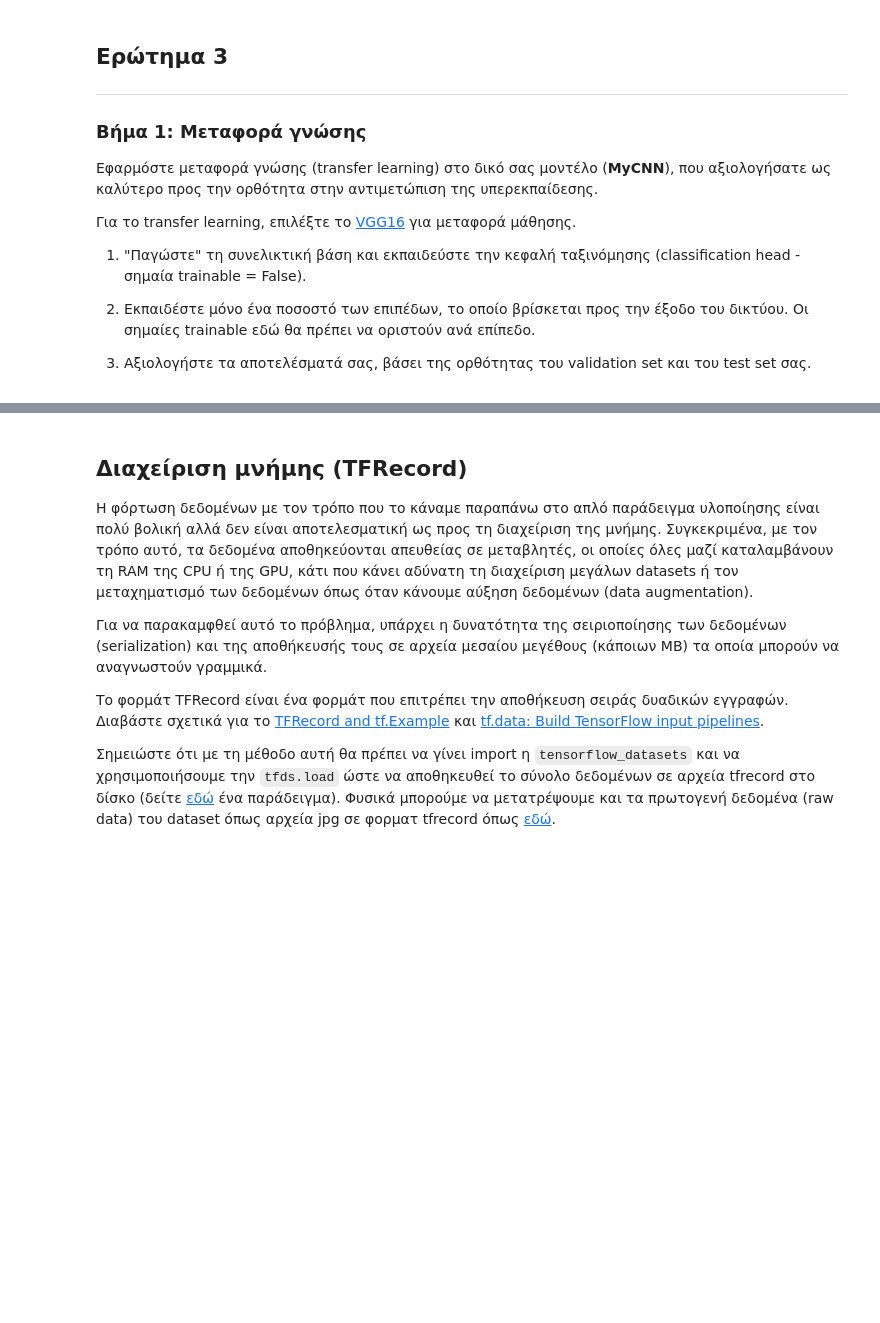
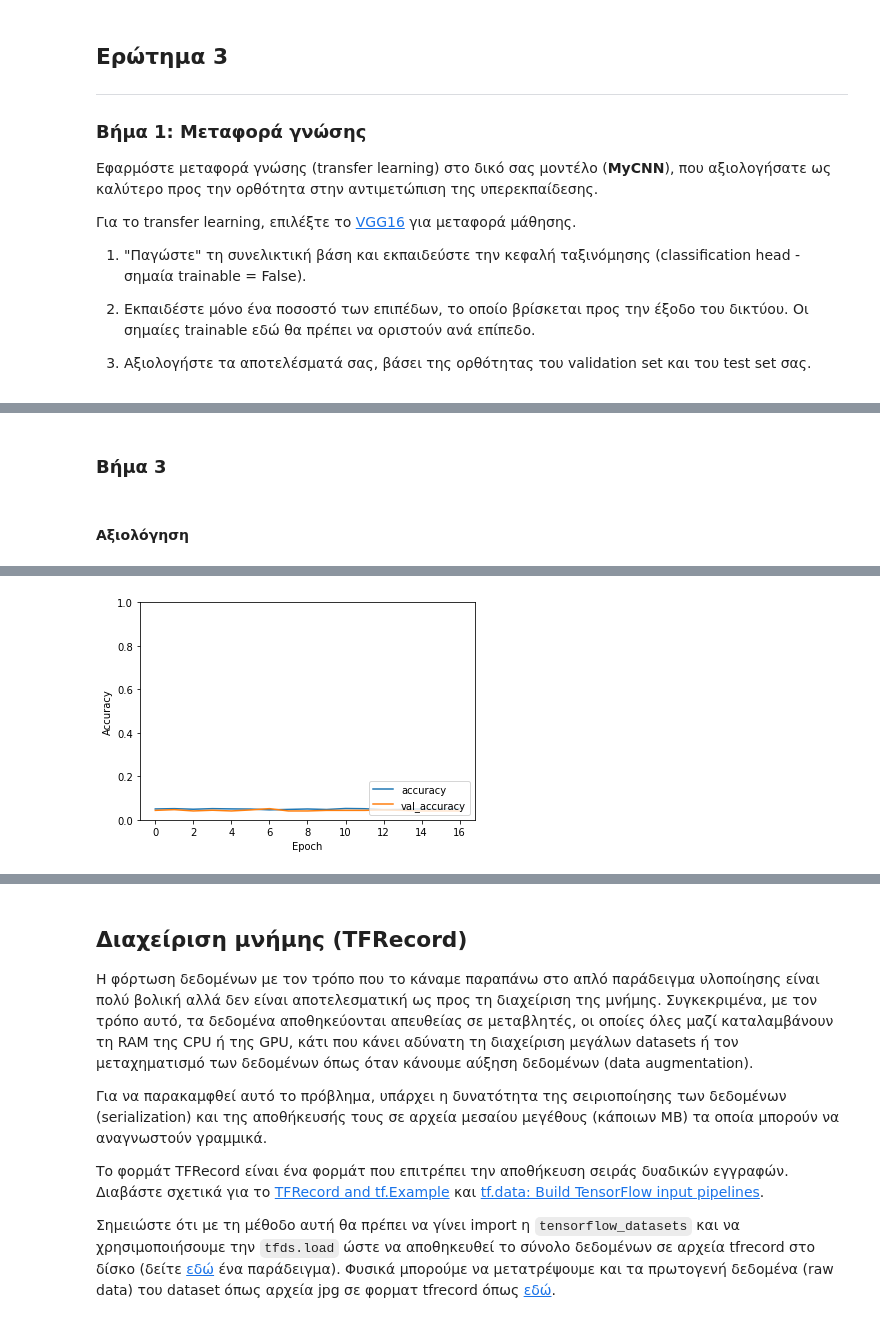
Before and after one commit to nikolastas/Image-and-Video-Analysis-and-Technology, a Jupyter notebook: ask2/2η_Ομαδική_Άσκηση.ipynb, the cells around one changed output, grey strips where cells are left out. Drawn from its saved outputs; the diff is of its cells as text; code cells hidden in the pictures; blank space fills up the shorter version.

```diff
--- a/ask2/2η_Ομαδική_Άσκηση.ipynb
+++ b/ask2/2η_Ομαδική_Άσκηση.ipynb
@@ -885,0 +1092,10 @@ Epoch 50/50
+# %%
+VGG16_pretrained_model_2 = tf.keras.applications.VGG16(input_shape=(32,32,3), include_top=False)
+
+
+X = tf.random.uniform((1, 32, 32, 3))
+i = 1
+for layer in VGG16_pretrained_model_2.layers:
+    X = layer(X)
+    print(i,layer.__class__.__name__, 'output shape: \t', X.shape)
+    i+=1
@@ -885,0 +1149,18 @@ Epoch 50/50
+# %%
+def MyCNN2_with_transfer_learning_2():
+  model = models.Sequential()
+  model.add(VGG16_pretrained_model_2)
+  model.add(layers.Flatten())
+  model.add(layers.Dense(2048))
+  model.add(tf.keras.layers.LeakyReLU())
+  model.add(layers.Dropout(0.3))
+  model.add(tf.keras.layers.LeakyReLU())
+  model.add(layers.Dropout(0.18))
+  model.add(layers.Dense(20))
+  model.add(layers.Dropout(0.2))
+  return model
+
+X = tf.random.uniform((1, 32, 32, 3))
+for layer in MyCNN2_with_transfer_learning_2().layers:
+    X = layer(X)
+    print(layer.__class__.__name__, 'output shape: \t', X.shape)
@@ -885,0 +1177,11 @@ Epoch 50/50
+# %%
+def early_callback_fun(mon, patien, verb = 0, mod='auto', restorebw = False):
+  return tf.keras.callbacks.EarlyStopping(monitor=mon, patience=patien, restore_best_weights=restorebw, verbose=verb, mode=mod)
+
+MyCnn2_transf_model_2 = MyCNN2_with_transfer_learning_2()
+
+MyCnn2_transf_model_2.compile(optimizer='Adam',
+              loss=tf.keras.losses.SparseCategoricalCrossentropy(from_logits=True),
+              metrics=['accuracy'])
+MyCnn2_transf_history_2 = MyCnn2_transf_model_2.fit(x_train, y_train_to20, epochs=50, batch_size=128,
+                    validation_data=(x_val, y_val_to20) ,callbacks=[early_callback_fun('loss',patien = 8,verb = 1, mod='min')])
@@ -885,0 +1206,7 @@ Epoch 50/50
+# %% [markdown]
+### Bήμα 3
+# %% [markdown]
+#### Αξιολόγηση
+# %%
+print_graph(MyCnn2_transf_history_2, MyCnn2_transf_model_2)
+# %% [output]
@@ -885,0 +1214 @@ Epoch 50/50
+[figure, added]
```
Also changed, not shown: parts of 37 cells of this notebook.
